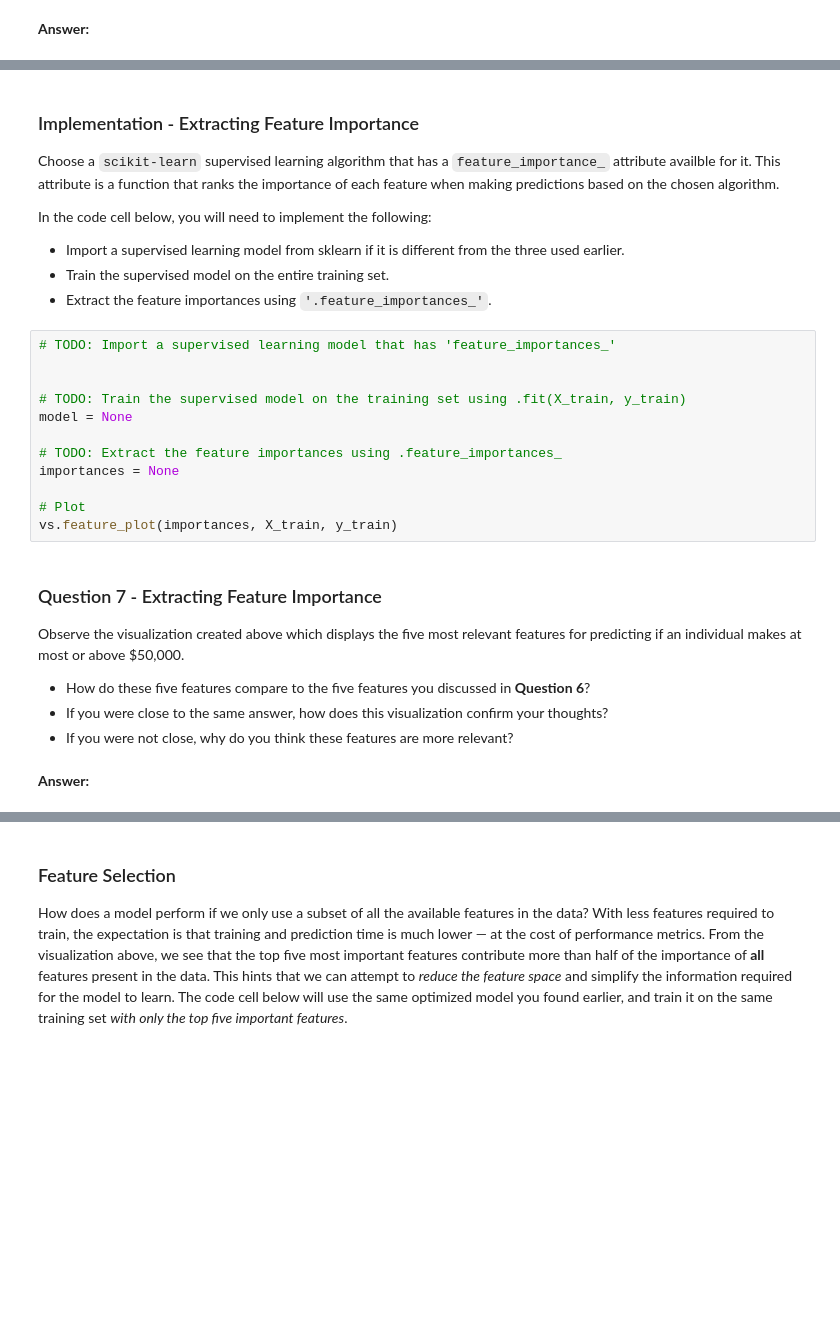
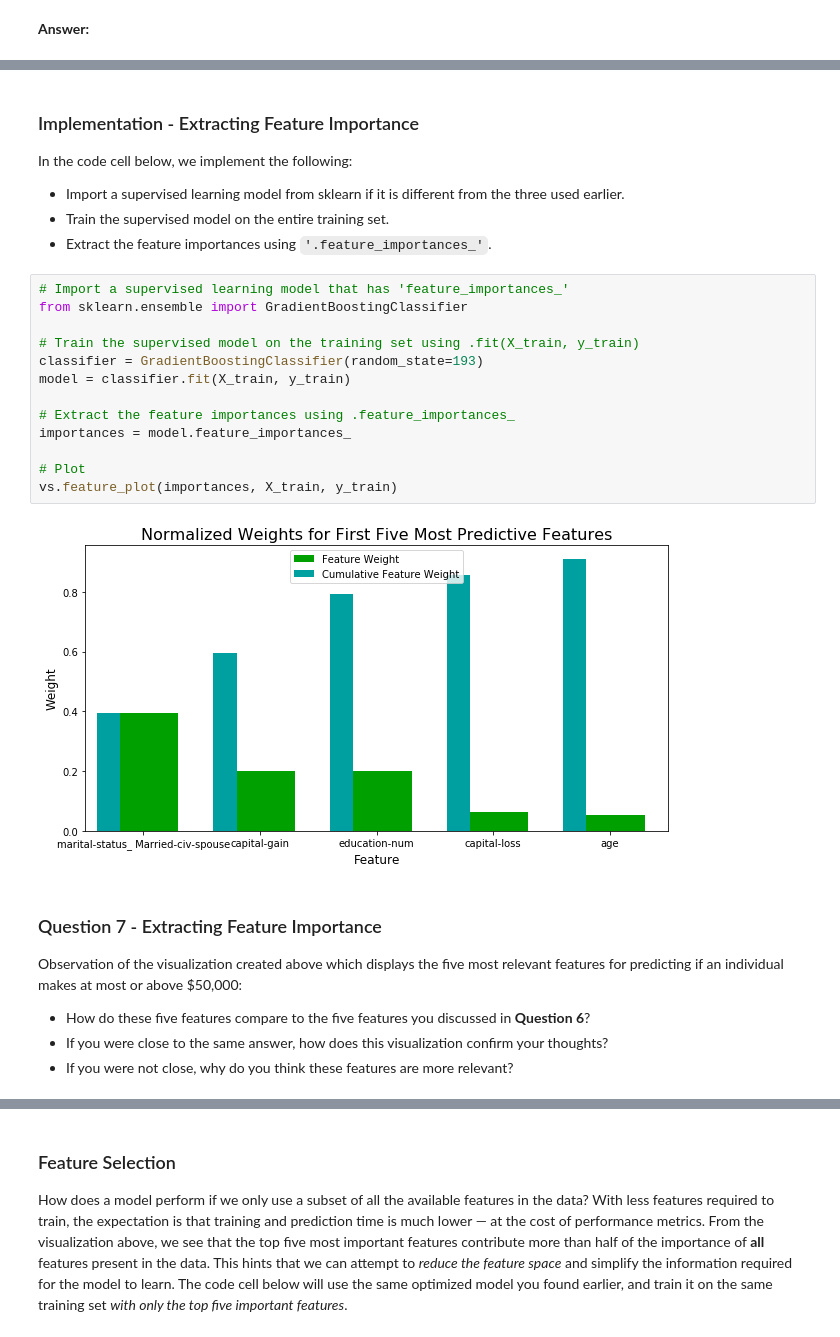
Before and after one commit to jlcossi/finding_donors, a Jupyter notebook: finding_donors.ipynb, the cells around one changed output, grey strips where cells are left out. Cells and saved outputs as stored; diff of their text form; blank space fills up the shorter version.

Commit message:
feat: optimize the chosen model, add feature importance

```diff
--- a/finding_donors.ipynb
+++ b/finding_donors.ipynb
@@ -569,29 +596,29 @@ When **Exploring the Data**, it was shown there are thirteen available features
 # %% [markdown]
 ### Implementation - Extracting Feature Importance
-Choose a `scikit-learn` supervised learning algorithm that has a `feature_importance_` attribute availble for it. This attribute is a function that ranks the importance of each feature when making predictions based on the chosen algorithm.
 
-In the code cell below, you will need to implement the following:
+In the code cell below, we implement the following:
  - Import a supervised learning model from sklearn if it is different from the three used earlier.
  - Train the supervised model on the entire training set.
  - Extract the feature importances using `'.feature_importances_'`.
 # %%
-# TODO: Import a supervised learning model that has 'feature_importances_'
+# Import a supervised learning model that has 'feature_importances_'
+from sklearn.ensemble import GradientBoostingClassifier
 
+# Train the supervised model on the training set using .fit(X_train, y_train)
+classifier = GradientBoostingClassifier(random_state=193)
+model = classifier.fit(X_train, y_train)
 
-# TODO: Train the supervised model on the training set using .fit(X_train, y_train)
-model = None
-
-# TODO: Extract the feature importances using .feature_importances_
-importances = None
+# Extract the feature importances using .feature_importances_
+importances = model.feature_importances_
 
 # Plot
 vs.feature_plot(importances, X_train, y_train)
+# %% [output]
+[figure, added]
 # %% [markdown]
 ### Question 7 - Extracting Feature Importance
 
-Observe the visualization created above which displays the five most relevant features for predicting if an individual makes at most or above \$50,000.
+Observation of the visualization created above which displays the five most relevant features for predicting if an individual makes at most or above \$50,000:
 * How do these five features compare to the five features you discussed in **Question 6**?
 * If you were close to the same answer, how does this visualization confirm your thoughts?
 * If you were not close, why do you think these features are more relevant?
-# %% [markdown]
-**Answer:**
```
Also changed, not shown: parts of 16 cells of this notebook.
